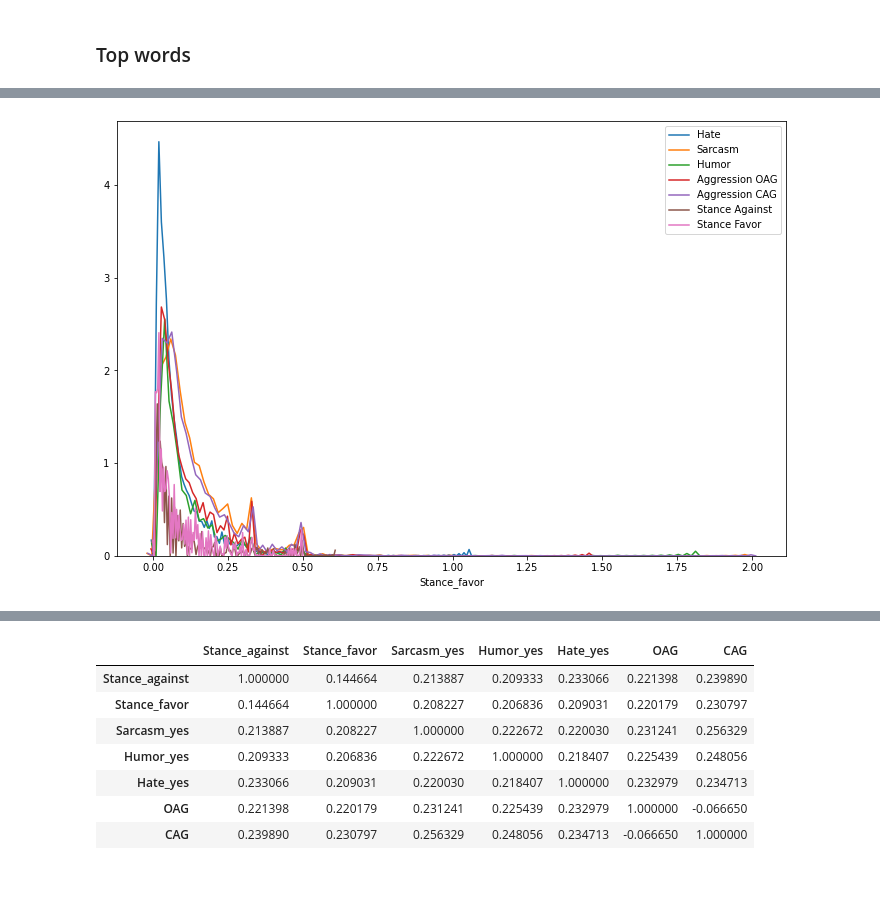
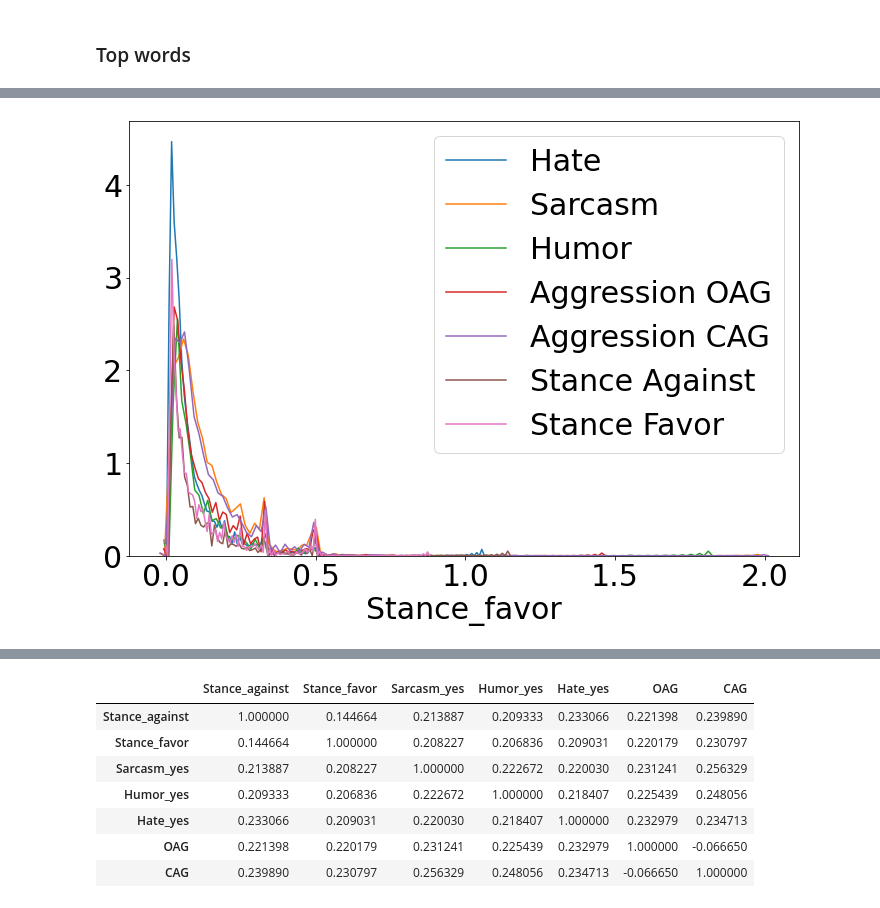
Before and after one commit to victor7246/Hinglish_Hate_Detection, a Jupyter notebook: notebooks/descriptive_study.ipynb, the cells around one changed output, grey strips where cells are left out. Cells and saved outputs as stored; diff of their text form; code cells hidden in the pictures; blank space fills up the shorter version.

Commit message:
Added plots

```diff
--- a/notebooks/descriptive_study.ipynb
+++ b/notebooks/descriptive_study.ipynb
@@ -821,16 +872,35 @@ plt.show()
 # %%
 plt.figure(figsize=(12,8))
 sns.distplot(words_hate.groupby(['word'])['Hate_yes'].var(), hist=False, rug=False, label='Hate')
 sns.distplot(words_sarcasm.groupby(['word'])['Sarcasm_yes'].var(), hist=False, rug=False, label='Sarcasm')
 sns.distplot(words_humor.groupby(['word'])['Humor_yes'].var(), hist=False, rug=False, label='Humor')
 sns.distplot(words_aggression.groupby(['word'])['OAG'].var(), hist=False, rug=False, label='Aggression OAG')
 sns.distplot(words_aggression.groupby(['word'])['CAG'].var(), hist=False, rug=False, label='Aggression CAG')
 sns.distplot(words_stance.groupby(['word'])['Stance_against'].var(), hist=False, rug=False, label='Stance Against')
 sns.distplot(words_stance.groupby(['word'])['Stance_favor'].var(), hist=False, rug=False, label='Stance Favor')
 
+fontdict = {'fontsize': 30}
+
+SMALL_SIZE = 30
+MEDIUM_SIZE = 30
+BIGGER_SIZE = 30
+
+#plt.show()
+plt.rcParams["font.family"] = 'sans-serif' #"Times New Roman"
+plt.rcParams["font.size"] = "25"
+
+
+#plt.rc('font', size=SMALL_SIZE)          # controls default text sizes
+plt.rc('axes', titlesize=SMALL_SIZE)     # fontsize of the axes title
+plt.rc('axes', labelsize=MEDIUM_SIZE)    # fontsize of the x and y labels
+plt.rc('xtick', labelsize=SMALL_SIZE)    # fontsize of the tick labels
+plt.rc('ytick', labelsize=SMALL_SIZE)    # fontsize of the tick labels
+plt.rc('legend', fontsize=SMALL_SIZE)    # legend fontsize
+plt.rc('figure', titlesize=BIGGER_SIZE)  # fontsize of the figure title
+
 plt.show()
 # %% [output]
-[figure, old version]
+[figure, new version]
 # %%
 words_hate = words_hate.groupby(['word'])['Hate_yes'].min().reset_index(drop=False)
 words_sarcasm = words_sarcasm.groupby(['word'])['Sarcasm_yes'].min().reset_index(drop=False)
```
Also changed, not shown: parts of 27 cells of this notebook, 11 other files.
